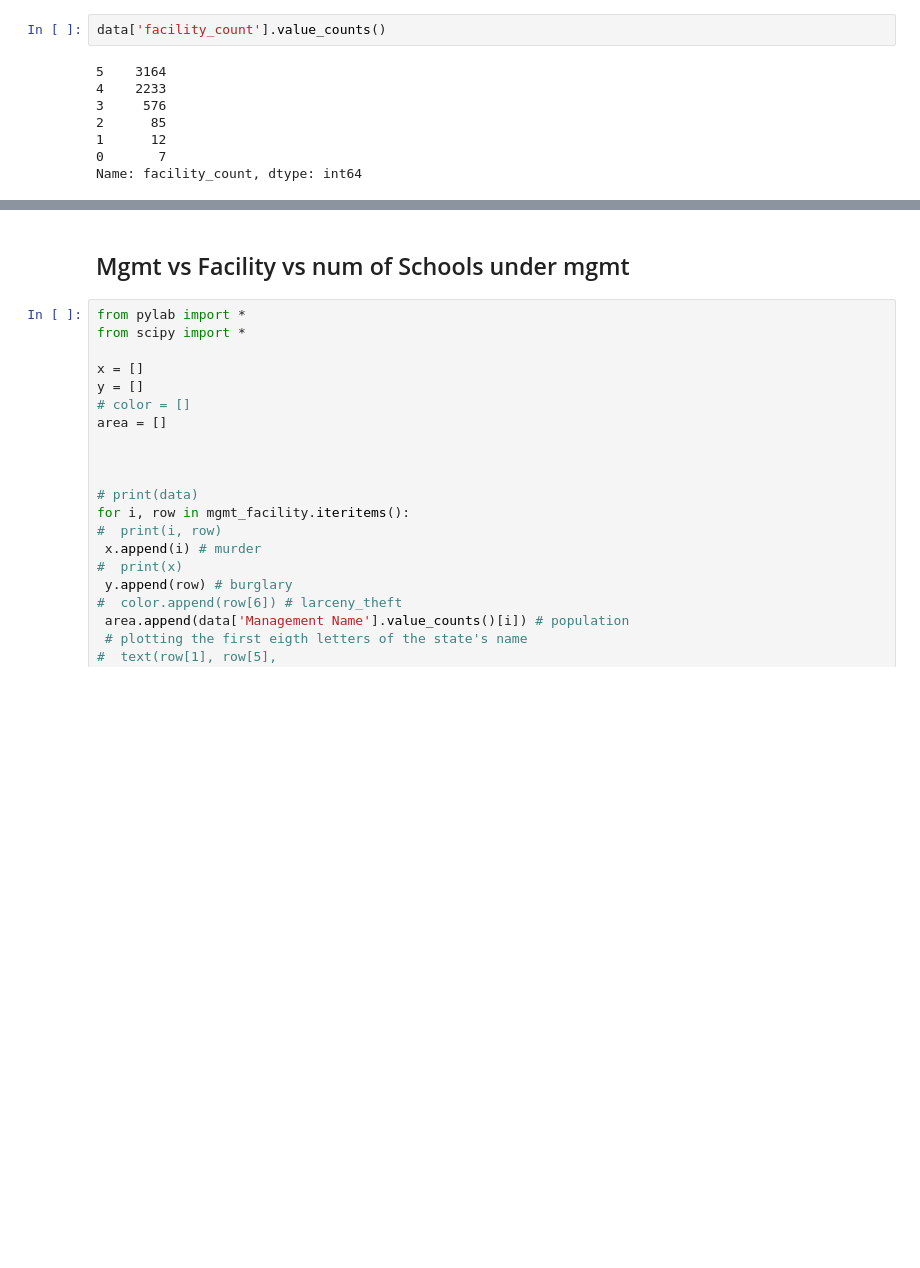
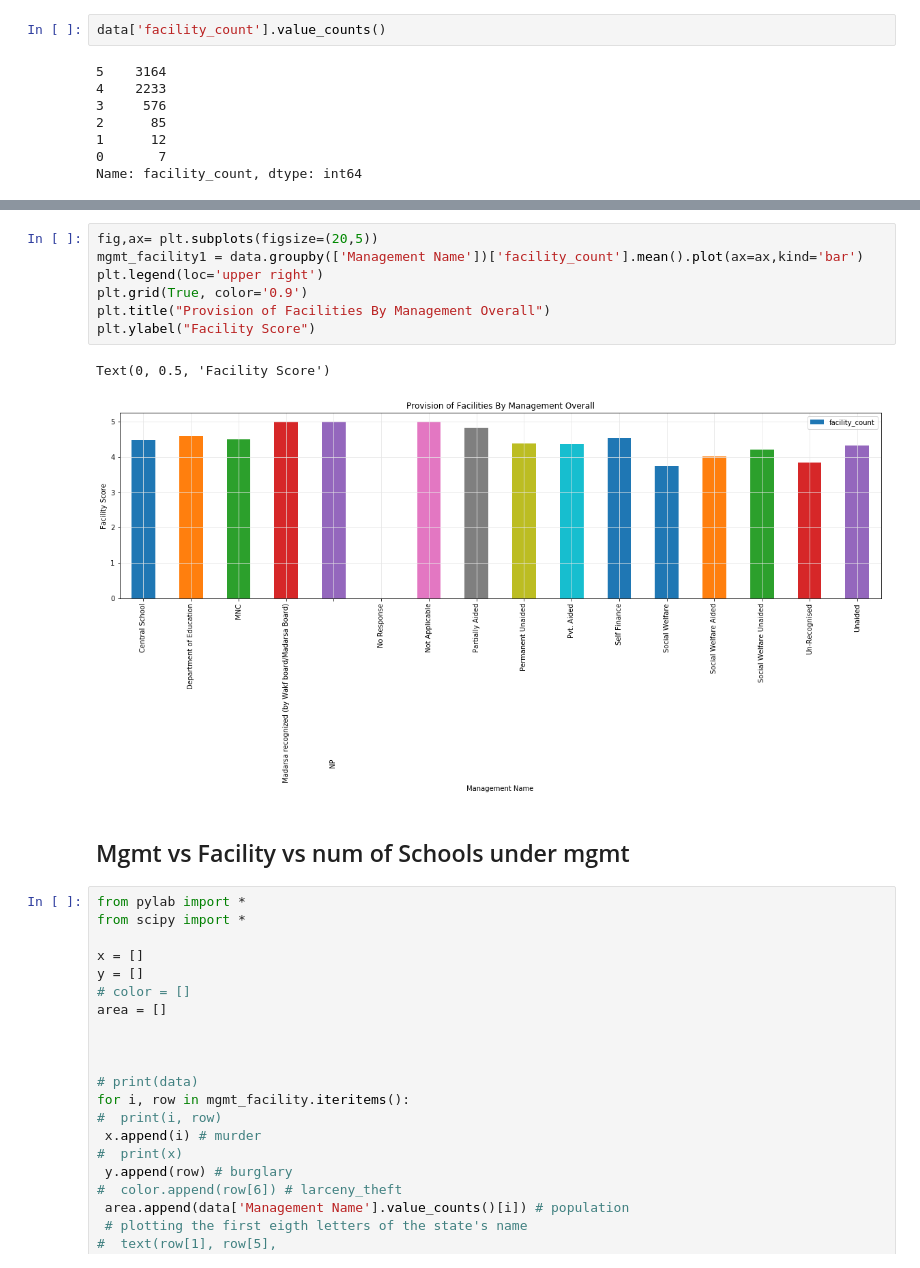
Before and after one commit to jahab/Statistics-Hackathon, a Jupyter notebook: Stats_Hackathon.ipynb, the cells around one changed output, grey strips where cells are left out. Saved outputs shown, nothing was run; the diff lists cells and outputs as text; blank space fills up the shorter version.

```diff
--- a/Stats_Hackathon.ipynb
+++ b/Stats_Hackathon.ipynb
@@ -188,3 +195,13 @@ mgmt_facility.plot(kind='bar')
+# %%
+fig,ax= plt.subplots(figsize=(20,5))
+mgmt_facility1 = data.groupby(['Management Name'])['facility_count'].mean().plot(ax=ax,kind='bar')
+plt.legend(loc='upper right')
+plt.grid(True, color='0.9')
+plt.title("Provision of Facilities By Management Overall")
+plt.ylabel("Facility Score")
+# %% [output]
+Text(0, 0.5, 'Facility Score')
+[figure, added]
 # %% [markdown]
 ## Mgmt vs Facility vs num of Schools under mgmt
 # %%
```
Also changed, not shown: parts of 10 cells of this notebook.
